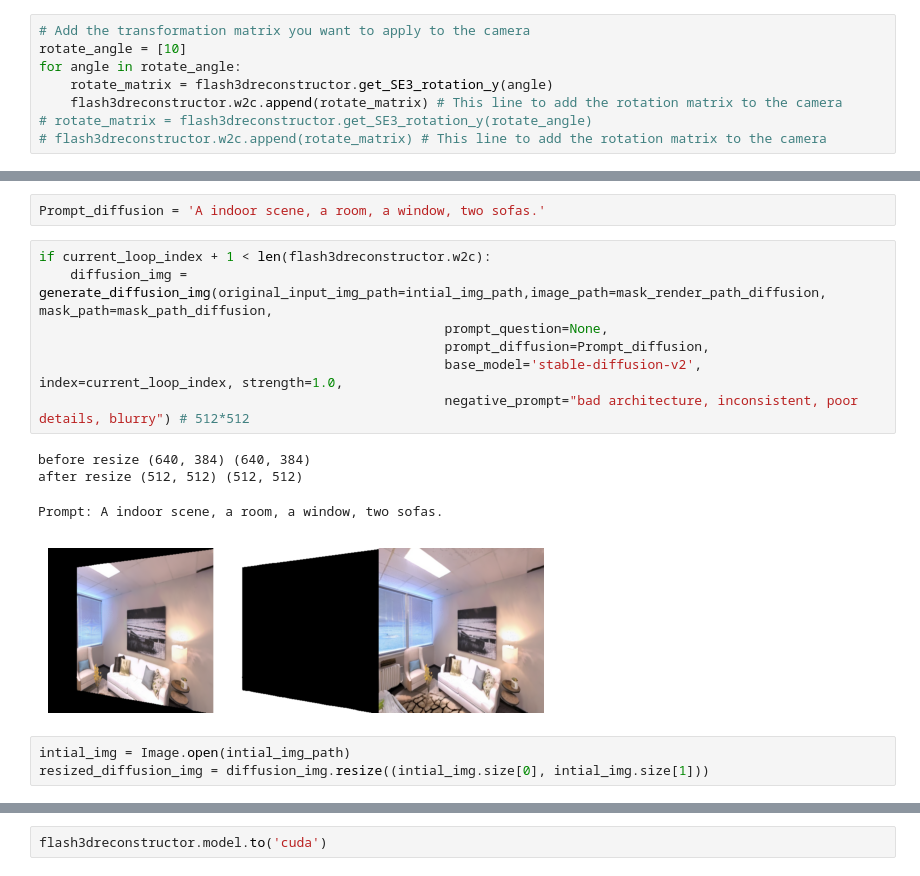
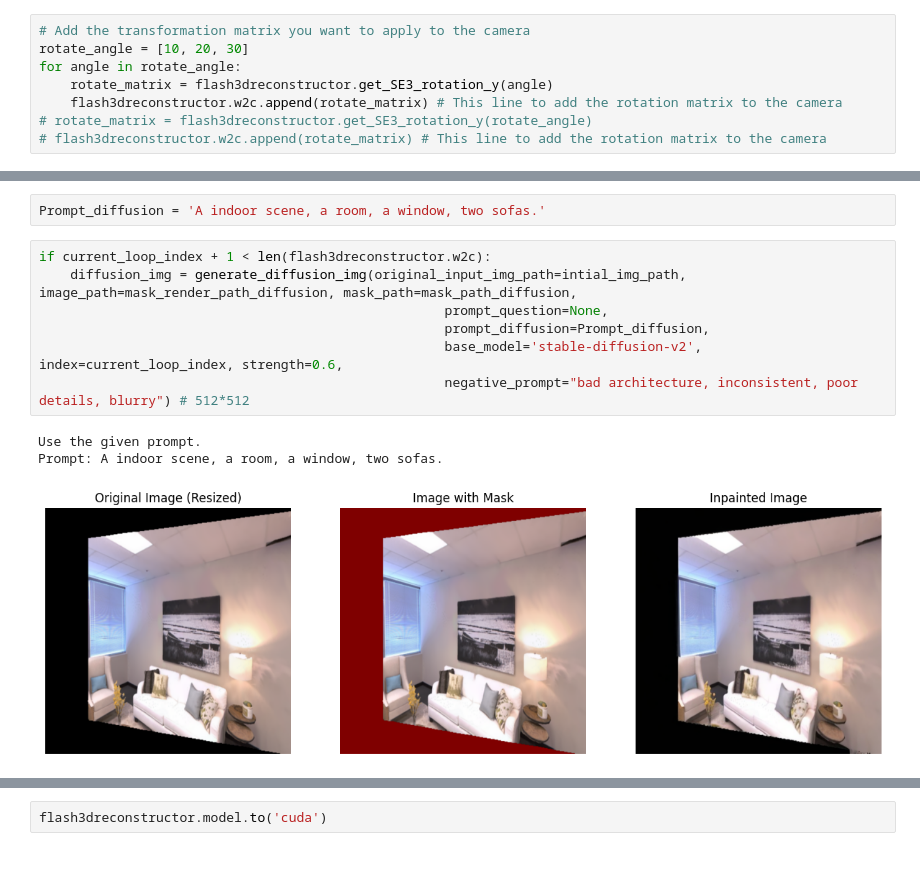
Before and after one commit to CharlieSong1999/FlashDreamer, a Jupyter notebook: test_prompt.ipynb, the cells around one changed output, grey strips where cells are left out. Cells and saved outputs as stored; diff of their text form.

```diff
--- a/test_prompt.ipynb
+++ b/test_prompt.ipynb
@@ -225,7 +216,7 @@ w2c_back = torch.tensor([
 flash3dreconstructor.w2c.append(w2c_0)
 # %%
 # Add the transformation matrix you want to apply to the camera
-rotate_angle = [10]
+rotate_angle = [10, 20, 30]
 for angle in rotate_angle:
     rotate_matrix = flash3dreconstructor.get_SE3_rotation_y(angle)
     flash3dreconstructor.w2c.append(rotate_matrix) # This line to add the rotation matrix to the camera
@@ -324,16 +297,12 @@ if current_loop_index + 1 < len(flash3dreconstructor.w2c):
 Prompt_diffusion = 'A indoor scene, a room, a window, two sofas.'
 # %%
 if current_loop_index + 1 < len(flash3dreconstructor.w2c):
-    diffusion_img = generate_diffusion_img(original_input_img_path=intial_img_path,image_path=mask_render_path_diffusion, mask_path=mask_path_diffusion,
+    diffusion_img = generate_diffusion_img(original_input_img_path=intial_img_path, image_path=mask_render_path_diffusion, mask_path=mask_path_diffusion,
                                                     prompt_question=None,
                                                     prompt_diffusion=Prompt_diffusion,
-                                                    base_model='stable-diffusion-v2', index=current_loop_index, strength=1.0,
+                                                    base_model='stable-diffusion-v2', index=current_loop_index, strength=0.6,
                                                     negative_prompt="bad architecture, inconsistent, poor details, blurry") # 512*512
 # %% [output]
-before resize (640, 384) (640, 384)
-after resize (512, 512) (512, 512)
+Use the given prompt.
+Prompt: A indoor scene, a room, a window, two sofas.
-Prompt: A indoor scene, a room, a window, two sofas.
-[figure, old version]
+[figure, new version]
-# %%
-intial_img = Image.open(intial_img_path)
-resized_diffusion_img = diffusion_img.resize((intial_img.size[0], intial_img.size[1]))
```
Also changed, not shown: parts of 8 cells of this notebook, 1 other file.
